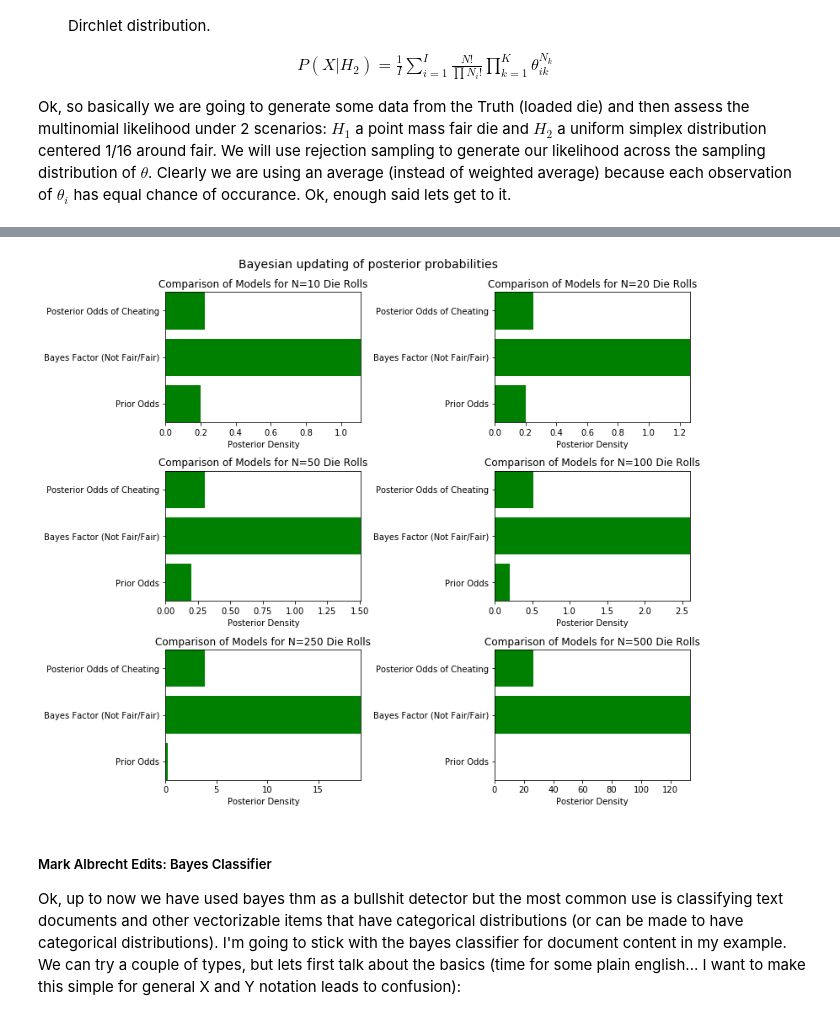
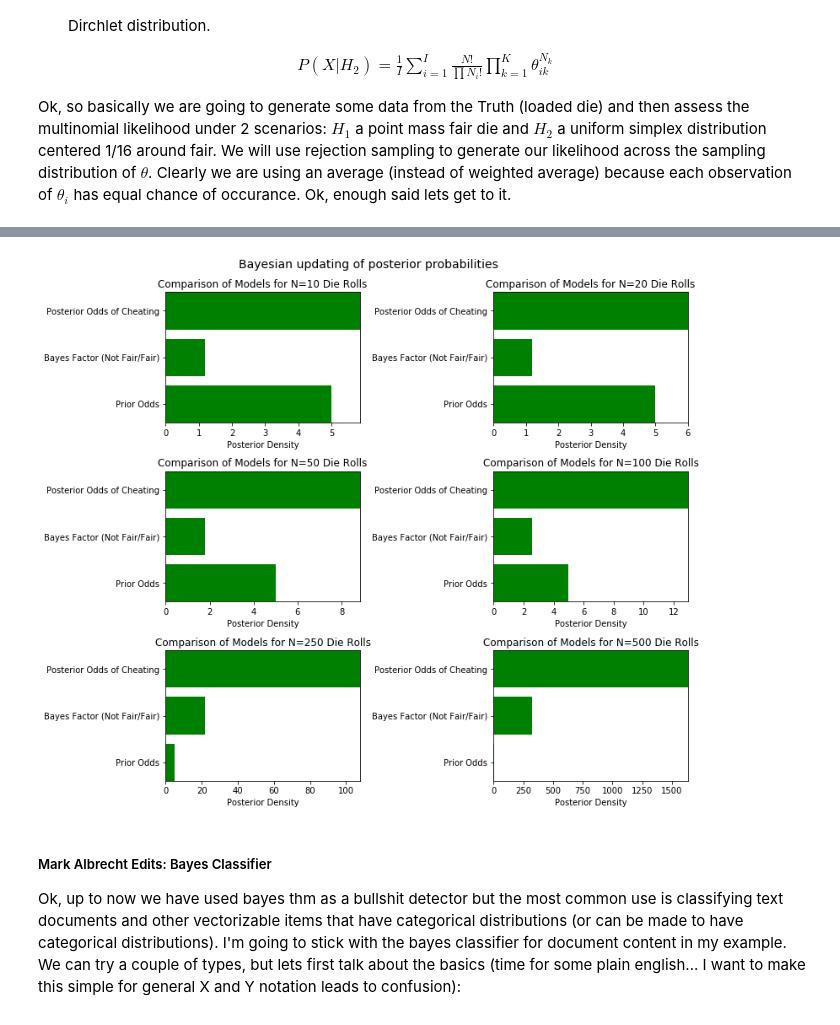
Before and after one commit to albre116/SocialMedia, a Jupyter notebook: jupyter_scripts_bayes_examples/Ch1_Introduction_PyMC3.ipynb, the cells around one changed output, grey strips where cells are left out. Saved outputs shown, nothing was run; the diff lists cells and outputs as text; code cells hidden in the pictures.

```diff
--- a/jupyter_scripts_bayes_examples/Ch1_Introduction_PyMC3.ipynb
+++ b/jupyter_scripts_bayes_examples/Ch1_Introduction_PyMC3.ipynb
@@ -390,7 +390,7 @@ nsamp = 1000000
 th = 1/16
 minspace = 1/6 - th
 maxspace = 1/6 + th
-sample = np.random.dirichlet(np.repeat(1,ndim),size=nsamp) ###uniform simplex sampling is dir [1]^n space
+sample = np.random.dirichlet(np.repeat(5,ndim),size=nsamp) ###uniform simplex sampling is dir [1]^n space
 
 ### now do a check that these samples are in the proper range
 maxval = np.apply_along_axis(np.max,1,sample)
@@ -451,7 +451,7 @@ import numpy as np
 from matplotlib import pyplot as plt
 
 ###here is our ratio of H1 to H2 (that they are fair)
-prior = 5
+prior = 1/5
 
 import scipy.stats as stats
 
@@ -476,34 +476,34 @@ for k, N in enumerate(n_trials):
             likelihoodSample[i] = dist.logpmf(x=data, n=N, p= sampleMatrix[i,:])
             #likelihoodSample[i] = dist.logpmf(x=data, n=N, p= ptruth)
         f_h2[bs] = likelihoodSample.mean()  ###here we get the expected likelihood
 
 
 
     sx = plt.subplot(len(n_trials)/2, 2, k+1)
 
     bayes_factor = np.exp(f_h1.mean())/np.exp(f_h2.mean()) #on log scale
     posterior = prior*bayes_factor
     people = ('Prior Odds', 'Bayes Factor (Not Fair/Fair)','Posterior Odds of Cheating')
     y_pos = np.arange(len(people))
     performance = np.array([1/prior,1/bayes_factor,1/posterior])
 
     plt.barh(y_pos, performance, align='center',
             color='green', ecolor='black')
     plt.yticks(y_pos,people)
     #plt.yticklabels(people)
     #plt.invert_yaxis()  # labels read top-to-bottom
     plt.xlabel('Posterior Density')
     plt.title('Comparison of Models for N={} Die Rolls'.format(N))
     plt.autoscale(tight=True)
 
 
 plt.suptitle("Bayesian updating of posterior probabilities",
              y=1.02,
              fontsize=14)
 
 plt.tight_layout()
 # %% [output]
-[figure, old version]
+[figure, new version]
 # %% [markdown]
 ##### Mark Albrecht Edits: Bayes Classifier
 
```
Also changed, not shown: parts of 5 cells of this notebook, 5 other files.
